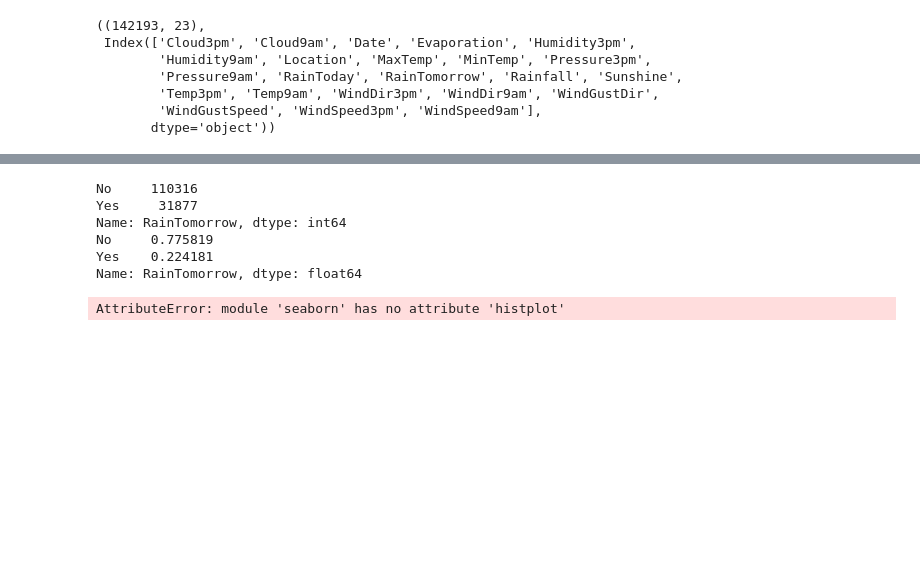
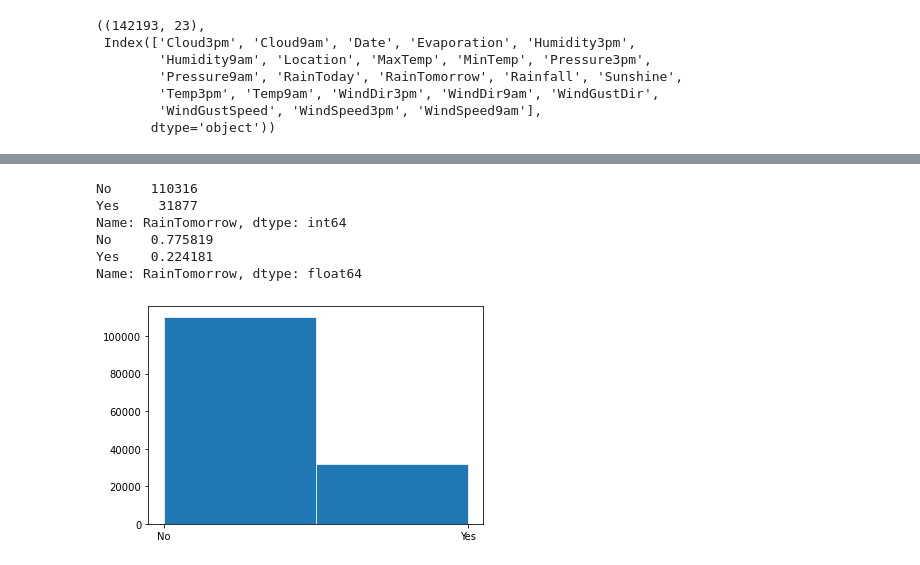
Before and after one commit to SauloEnock/Minicurso-Data-Science, a Jupyter notebook: pratica.ipynb, the cells around one changed output, grey strips where cells are left out. Drawn from its saved outputs; the diff is of its cells as text; code cells hidden in the pictures; blank space fills up the shorter version.

```diff
--- a/pratica.ipynb
+++ b/pratica.ipynb
@@ -191,12 +191,14 @@ dtype: int64
 # %%
 print(data['RainTomorrow'].value_counts())
 print(data['RainTomorrow'].value_counts()/data['RainTomorrow'].count())
-sns.histplot(data=data, x="RainTomorrow", stat="Probabilidade")
+fig, ax = plt.subplots()
+ax.hist(data['RainTomorrow'], bins=2, linewidth=0.7, edgecolor="white")
+plt.show()
 # %% [output]
 No     110316
 Yes     31877
 Name: RainTomorrow, dtype: int64
 No     0.775819
 Yes    0.224181
 Name: RainTomorrow, dtype: float64
-AttributeError: module 'seaborn' has no attribute 'histplot'
+[figure, added]
```
Also changed, not shown: parts of 11 cells of this notebook.
